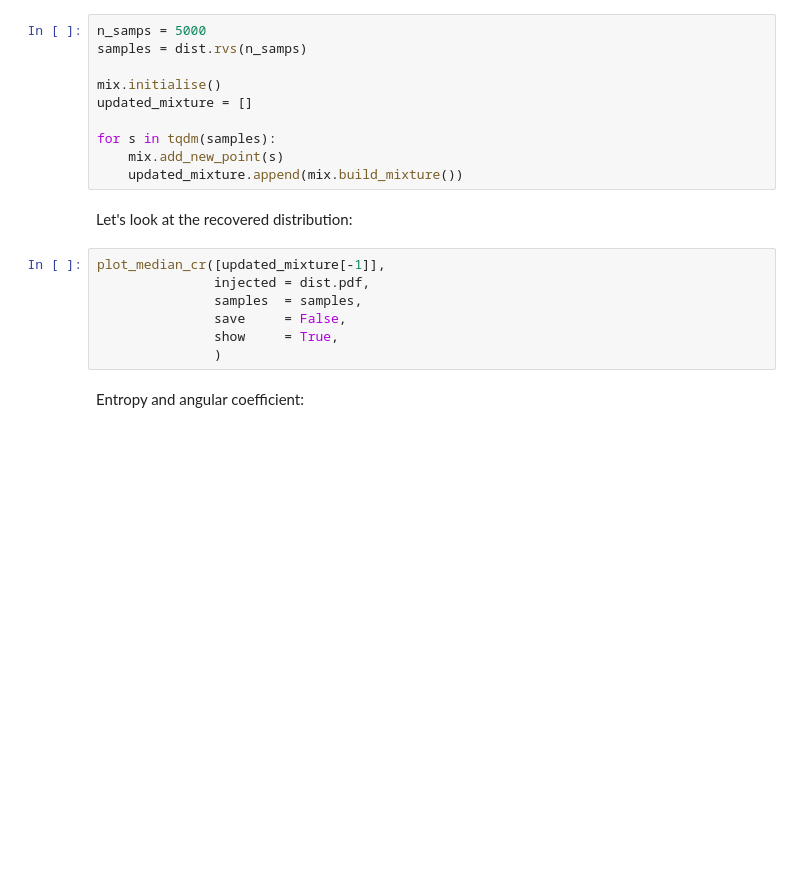
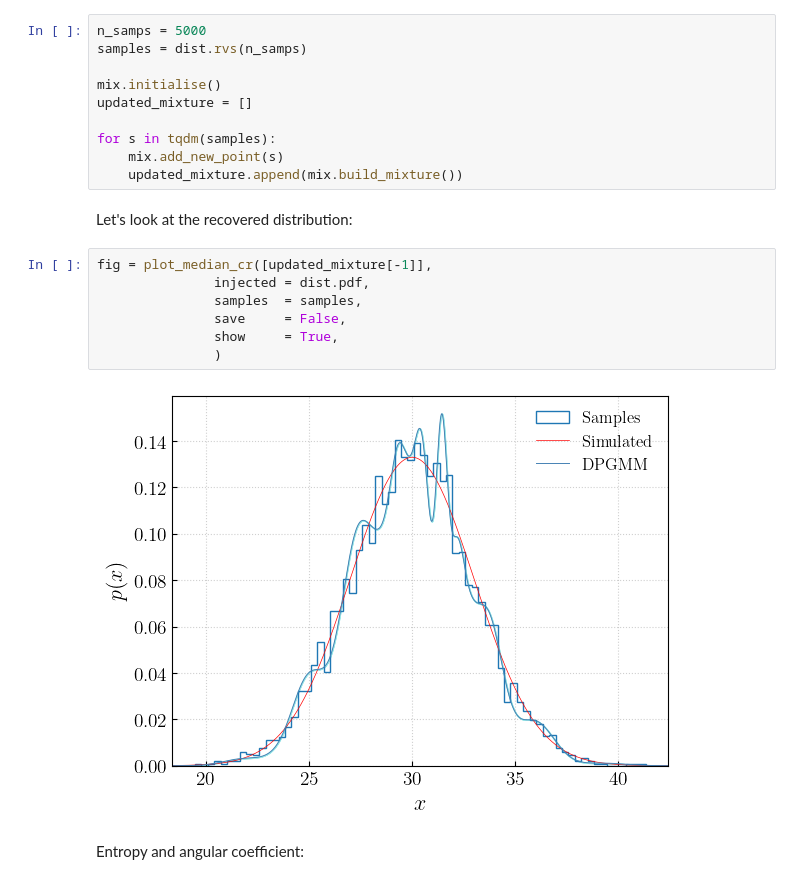
Before and after one commit to sterinaldi/FIGARO, a Jupyter notebook: docs/source/introductive_guide.ipynb, the cells around one changed output. Saved outputs shown, nothing was run; the diff lists cells and outputs as text; blank space fills up the shorter version.

```diff
--- a/docs/source/introductive_guide.ipynb
+++ b/docs/source/introductive_guide.ipynb
@@ -159,12 +189,14 @@ for s in tqdm(samples):
 # %% [markdown]
 Let's look at the recovered distribution:
 # %%
-plot_median_cr([updated_mixture[-1]],
+fig = plot_median_cr([updated_mixture[-1]],
                injected = dist.pdf,
                samples  = samples,
                save     = False,
                show     = True,
                )
+# %% [output]
+[figure, added]
 # %% [markdown]
 Entropy and angular coefficient:
 # %%
```
Also changed, not shown: parts of 23 cells of this notebook.
